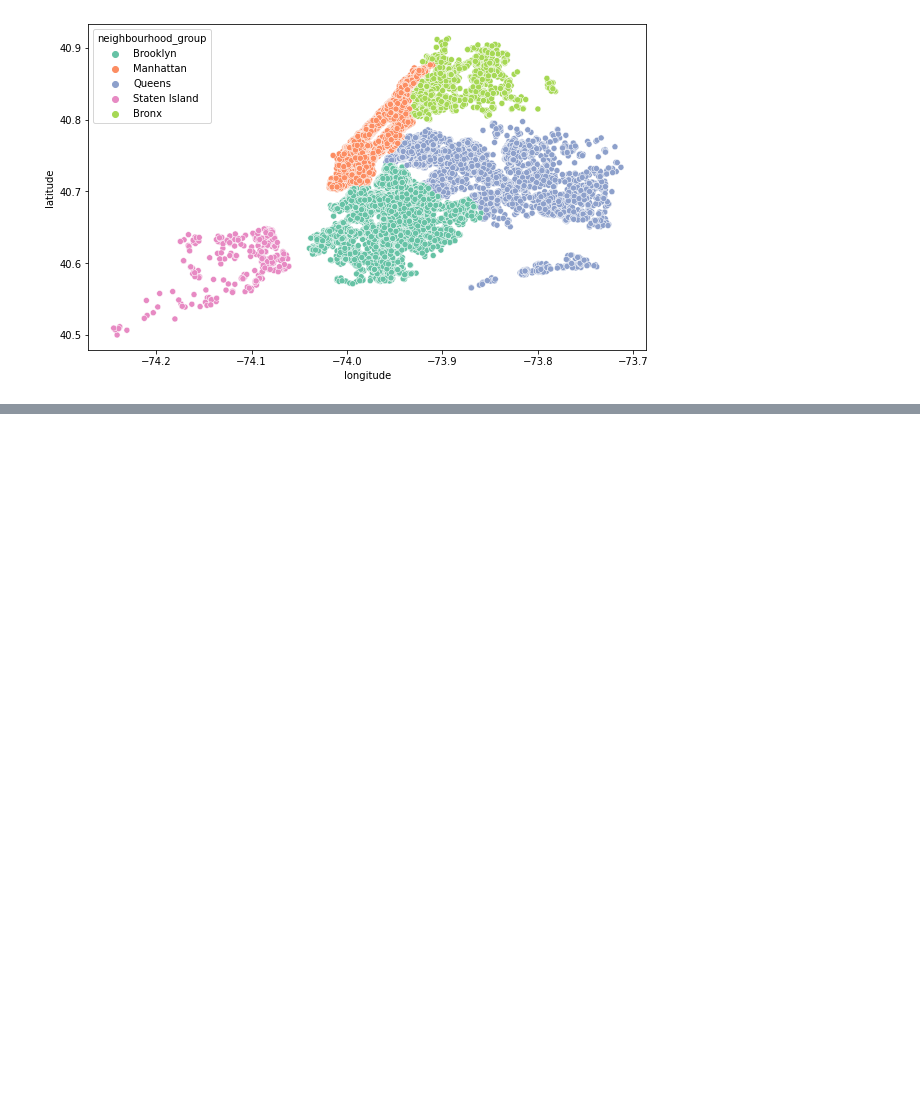
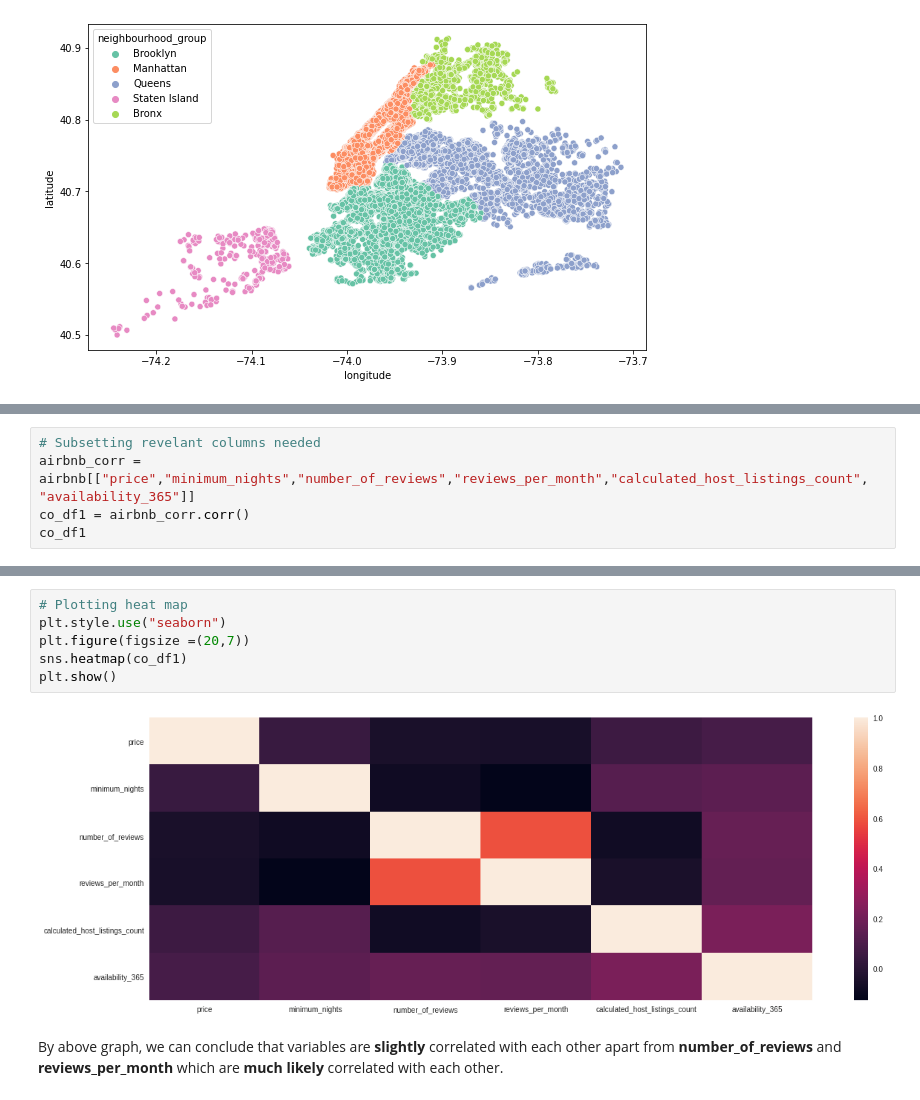
Before and after one commit to abhinavsingh-github/airbnb-booking-analysis, a Jupyter notebook: Abhinav_Singh_Airbnb_Bookings_Analysis_Capstone_Project.ipynb, the cells around one changed output, grey strips where cells are left out. Saved outputs shown, nothing was run; the diff lists cells and outputs as text; blank space fills up the shorter version.

```diff
--- a/Abhinav_Singh_Airbnb_Bookings_Analysis_Capstone_Project.ipynb
+++ b/Abhinav_Singh_Airbnb_Bookings_Analysis_Capstone_Project.ipynb
@@ -608,0 +613,5 @@ sns.scatterplot(airbnb.longitude,airbnb.latitude,hue=airbnb.neighbourhood_group,
+# %%
+# Subsetting revelant columns needed
+airbnb_corr = airbnb[["price","minimum_nights","number_of_reviews","reviews_per_month","calculated_host_listings_count", "availability_365"]]
+co_df1 = airbnb_corr.corr()
+co_df1
@@ -608,0 +626,10 @@ sns.scatterplot(airbnb.longitude,airbnb.latitude,hue=airbnb.neighbourhood_group,
+# %%
+# Plotting heat map
+plt.style.use("seaborn")
+plt.figure(figsize =(20,7))
+sns.heatmap(co_df1)
+plt.show()
+# %% [output]
+[figure, added]
+# %% [markdown]
+By above graph, we can conclude that variables are **slightly** correlated with each other apart from **number_of_reviews** and **reviews_per_month** which are **much likely** correlated with each other.
```
Also changed, not shown: parts of 3 cells of this notebook.
